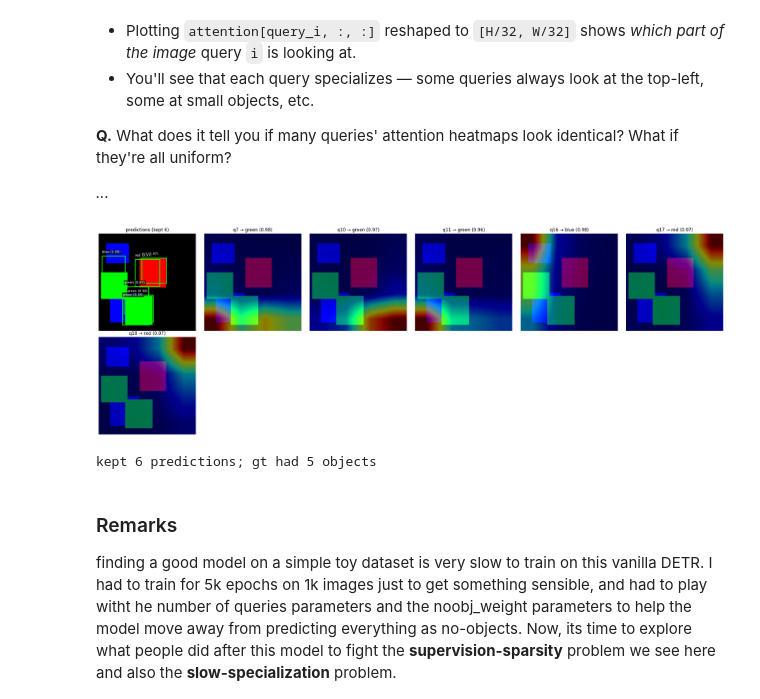
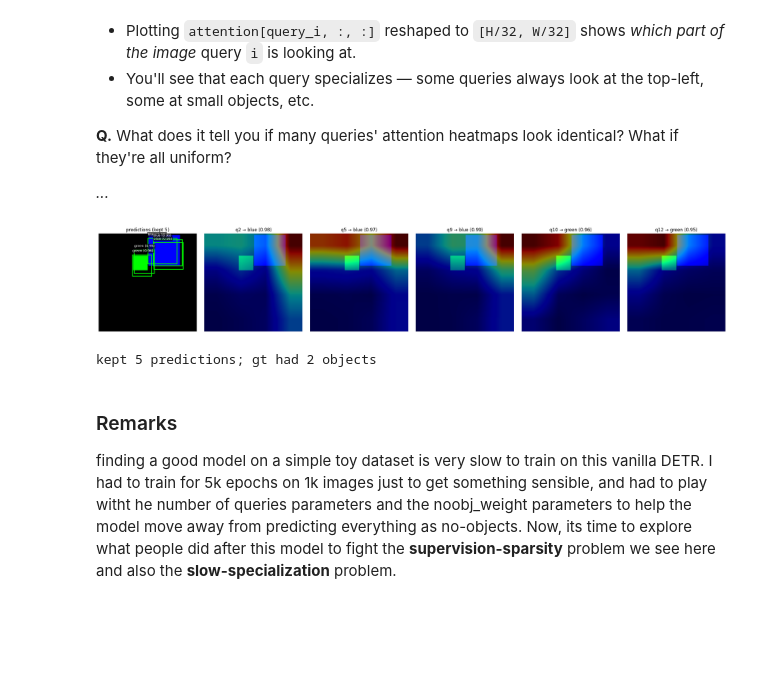
Before and after one commit to jpoberhauser/vision-transformers-and-ssl, a Jupyter notebook: module2_detection_segmentation_tracking/001_detr_from_scratch.ipynb, the cells around one changed output. Drawn from its saved outputs; the diff is of its cells as text; code cells hidden in the pictures; blank space fills up the shorter version.

```diff
--- a/module2_detection_segmentation_tracking/001_detr_from_scratch.ipynb
+++ b/module2_detection_segmentation_tracking/001_detr_from_scratch.ipynb
@@ -1144,17 +1153,17 @@ def predict_and_visualize(model, image, score_threshold=0.7, show_attention=True
         'query_indices': keep_idx.cpu(),
     }
 # %%
-img, tgt = toy_data[2]
+img, tgt = toy_data[390]
 result = predict_and_visualize(
     model, img,
-    score_threshold=0.96,
+    score_threshold=0.9,
     show_attention=True,
     class_names=['no_object', 'red', 'green', 'blue'],
 )
 print(f"kept {len(result['boxes'])} predictions; gt had {len(tgt['boxes'])} objects")
 # %% [output]
-[figure, old version]
+[figure, new version]
-kept 6 predictions; gt had 5 objects
+kept 5 predictions; gt had 2 objects
 # %% [markdown]
 ### Remarks
 
```
Also changed, not shown: parts of 2 cells of this notebook, 1 other file.
